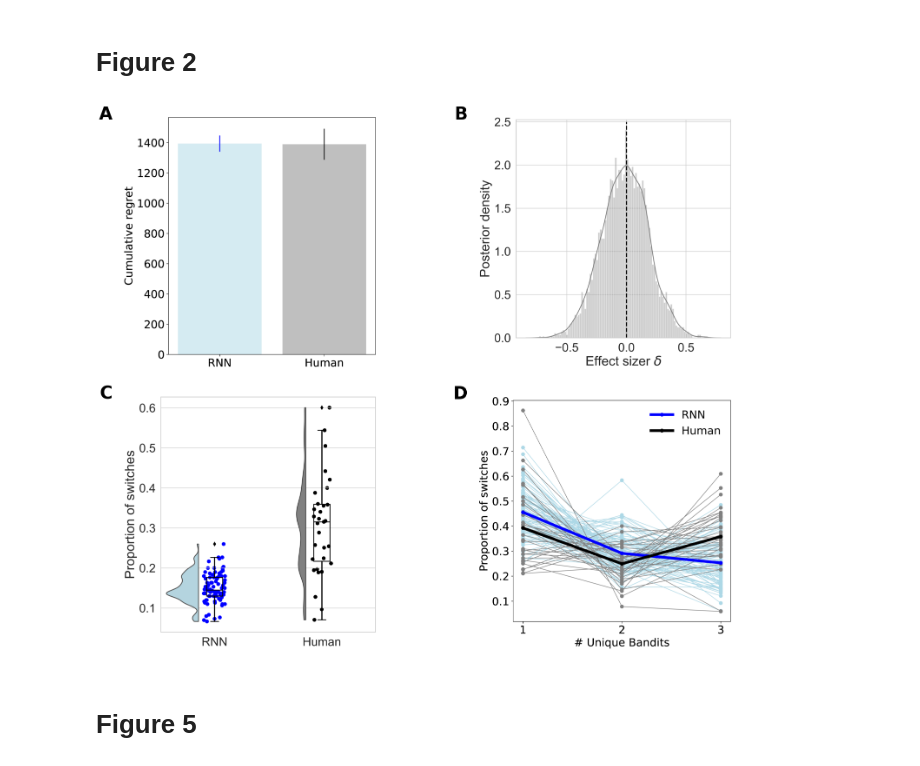
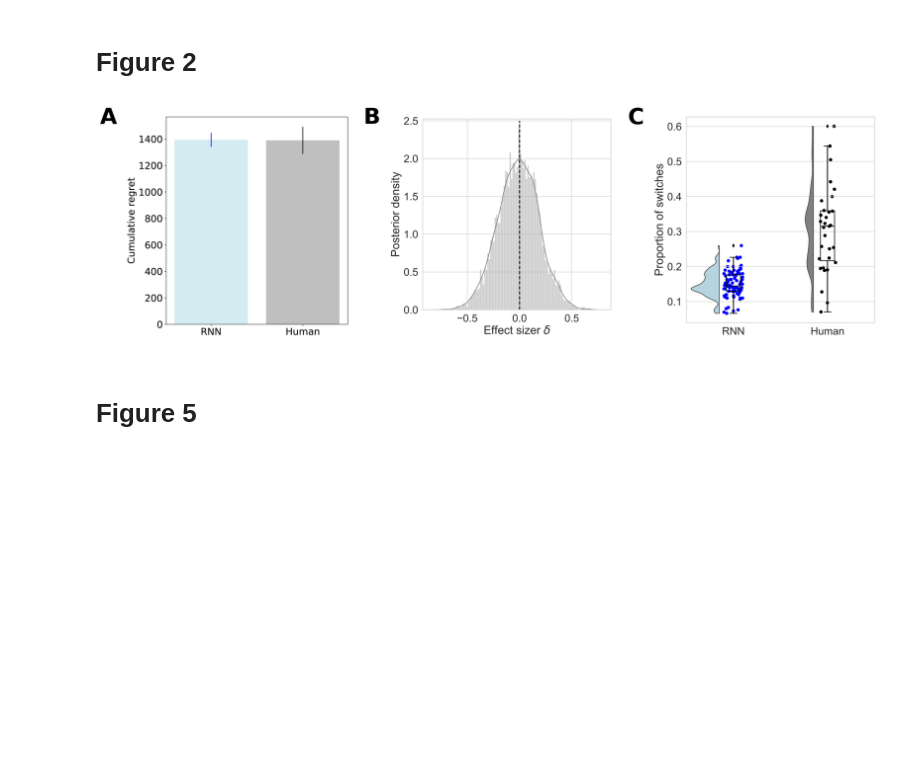
Before and after one commit to deniztu/p2_volatility, a Jupyter notebook: experiments/multiplot.ipynb, the cells around one changed output. Drawn from its saved outputs; the diff is of its cells as text; code cells hidden in the pictures; blank space fills up the shorter version.

```diff
--- a/experiments/multiplot.ipynb
+++ b/experiments/multiplot.ipynb
@@ -26,26 +26,26 @@ img = cv2.imread(os.path.join('plots','figure_2_C.png'))
 img = cv2.cvtColor(img, cv2.COLOR_BGR2RGB)
 image3 = img
 
-img = cv2.imread(os.path.join('plots','figure_2_D.png'))
-img = cv2.cvtColor(img, cv2.COLOR_BGR2RGB)
-image4 = img
+# img = cv2.imread(os.path.join('plots','figure_2_D.png'))
+# img = cv2.cvtColor(img, cv2.COLOR_BGR2RGB)
+# image4 = img
 
-images = [image1, image2, image3, image4]
+images = [image1, image2, image3]
 # %%
 fig = plt.figure(figsize=(20, 15))
 #plt.subplots_adjust(wspace = 1, hspace = 0.1)
-for i, label in enumerate(('A', 'B', 'C', 'D')):
-    ax = fig.add_subplot(2,2,i+1)
+for i, label in enumerate(('A', 'B', 'C')):
+    ax = fig.add_subplot(1,3,i+1)
     ax.imshow(images[i])
     ax.axis('off')
     ax.text(0, 1, label, transform=ax.transAxes,
       fontsize=40, fontweight='bold', va='top', ha='right')
 
 fig.tight_layout()
 plt.savefig('../p1_generalization/plots/Figure_2.png', dpi = 600)
 plt.show()
 # %% [output]
-[figure, old version]
+[figure, new version]
 # %% [markdown]
 # Figure 5
 # %%
```
Also changed, not shown: parts of 1 cell of this notebook, 28 other files.
